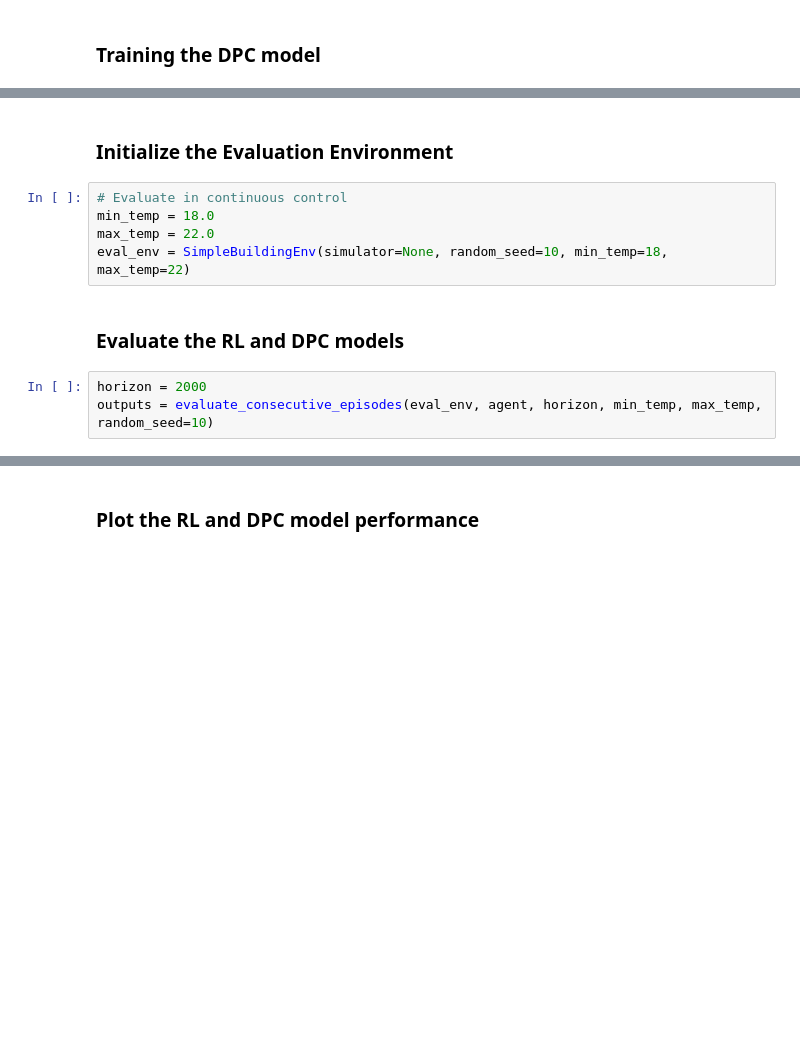
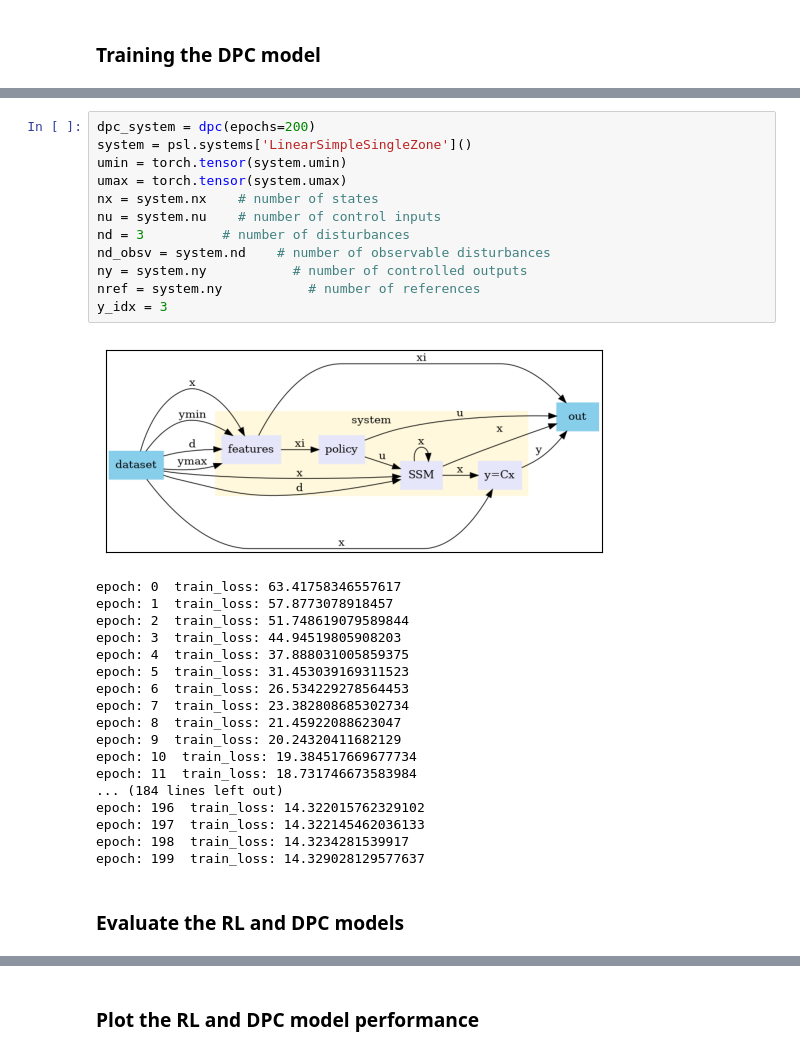
Before and after one commit to Alirezad126/neuromancer, a Jupyter notebook: examples/domain_examples/rl_example/SimpleBuildingControl- RL.ipynb, the cells around one changed output, grey strips where cells are left out. Saved outputs shown, nothing was run; the diff lists cells and outputs as text; blank space fills up the shorter version.

Commit message:
merged files in a single notebook

```diff
--- a/examples/domain_examples/rl_example/SimpleBuildingControl- RL.ipynb
+++ b/examples/domain_examples/rl_example/SimpleBuildingControl- RL.ipynb
@@ -425,12 +1169,33 @@ epoch: 199  train_loss: 15.438575744628906
-# %% [markdown]
-### Initialize the Evaluation Environment
-# %%
-# Evaluate in continuous control
-min_temp = 18.0
-max_temp = 22.0
-eval_env = SimpleBuildingEnv(simulator=None, random_seed=10, min_temp=18, max_temp=22)
+# %%
+dpc_system = dpc(epochs=200)
+system = psl.systems['LinearSimpleSingleZone']()
+umin = torch.tensor(system.umin)
+umax = torch.tensor(system.umax)
+nx = system.nx    # number of states
+nu = system.nu    # number of control inputs
+nd = 3          # number of disturbances
+nd_obsv = system.nd    # number of observable disturbances
+ny = system.ny           # number of controlled outputs
+nref = system.ny           # number of references
+y_idx = 3
+# %% [output]
+[figure, added]
+epoch: 0  train_loss: 63.41758346557617
+epoch: 1  train_loss: 57.8773078918457
+epoch: 2  train_loss: 51.748619079589844
+epoch: 3  train_loss: 44.94519805908203
+epoch: 4  train_loss: 37.888031005859375
+epoch: 5  train_loss: 31.453039169311523
+epoch: 6  train_loss: 26.534229278564453
+epoch: 7  train_loss: 23.382808685302734
+epoch: 8  train_loss: 21.45922088623047
+epoch: 9  train_loss: 20.24320411682129
+epoch: 10  train_loss: 19.384517669677734
+epoch: 11  train_loss: 18.731746673583984
+... (184 lines left out)
+epoch: 196  train_loss: 14.322015762329102
+epoch: 197  train_loss: 14.322145462036133
+epoch: 198  train_loss: 14.3234281539917
+epoch: 199  train_loss: 14.329028129577637
 # %% [markdown]
 ### Evaluate the RL and DPC models
-# %%
-horizon = 2000
-outputs = evaluate_consecutive_episodes(eval_env, agent, horizon, min_temp, max_temp, random_seed=10)
```
Also changed, not shown: parts of 18 cells of this notebook.
